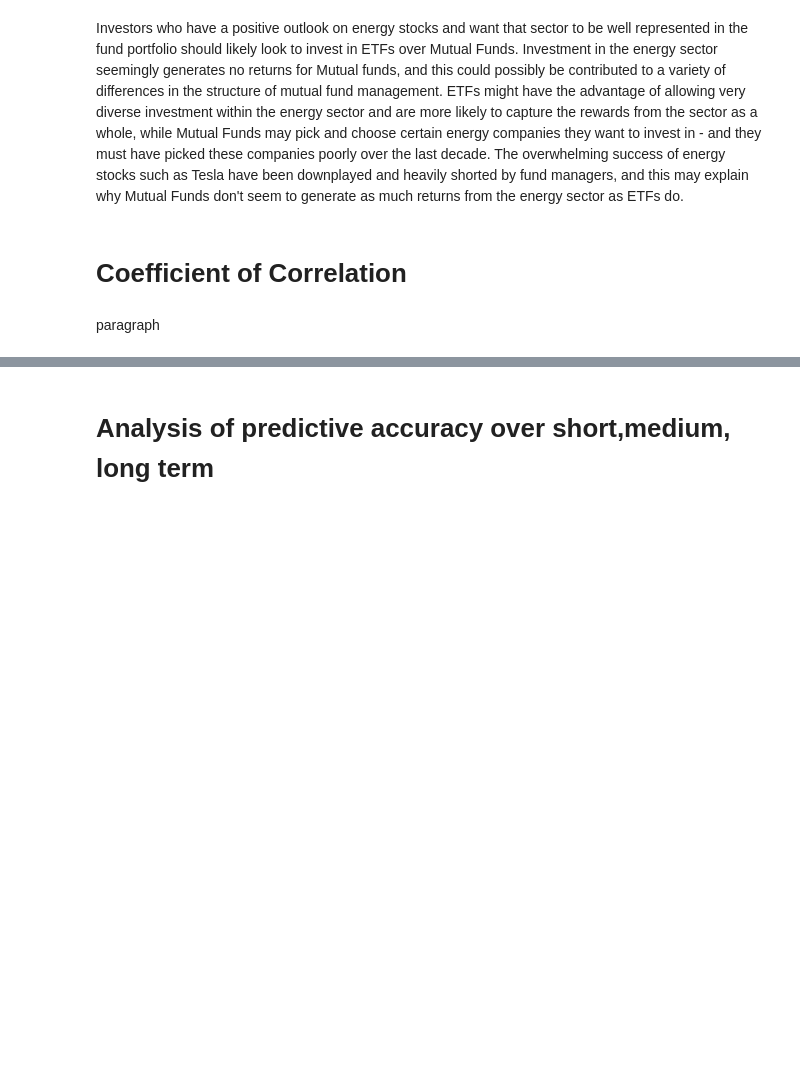
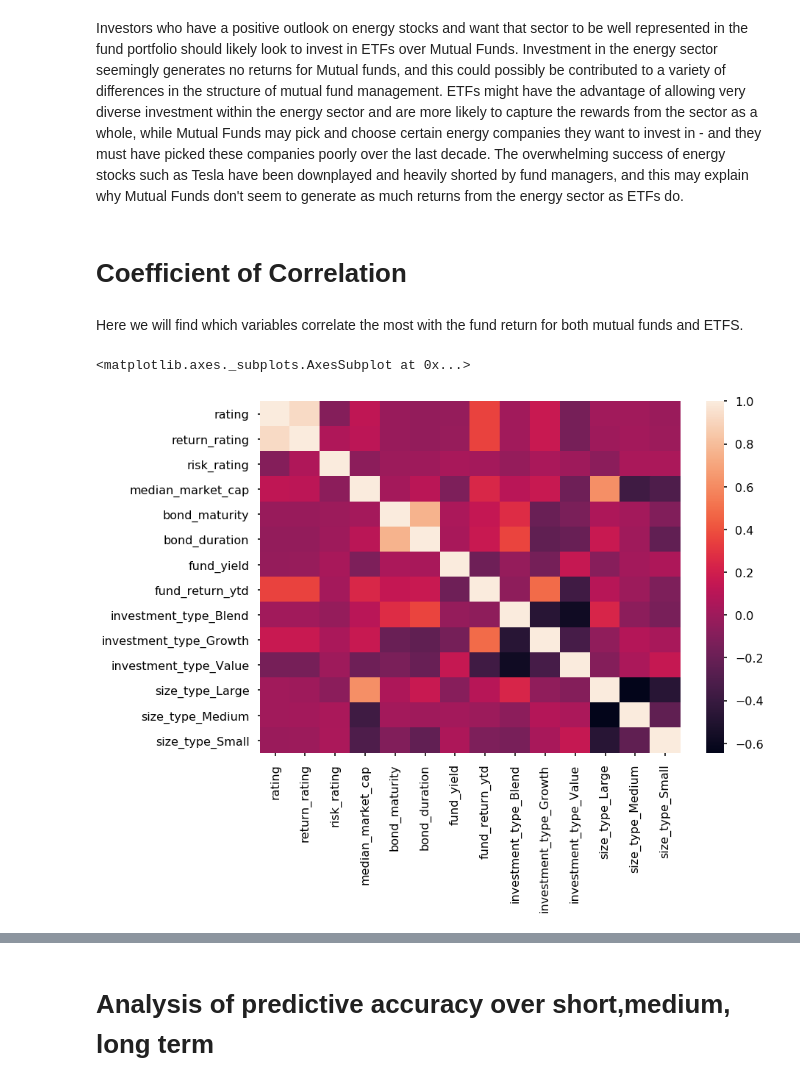
Before and after one commit to ctr48/Info2950FinalProject, a Jupyter notebook: May11finalV.ipynb, the cells around one changed output, grey strips where cells are left out. Saved outputs shown, nothing was run; the diff lists cells and outputs as text; code cells hidden in the pictures; blank space fills up the shorter version.

Commit message:
Add files via upload
It's Emily- here are the updates.

```diff
--- a/May11finalV.ipynb
+++ b/May11finalV.ipynb
@@ -997,5 +997,14 @@ As we can see from the visualization, sector investment generally has a positive
 Investors who have a positive outlook on energy stocks and want that sector to be well represented in the fund portfolio should likely look to invest in ETFs over Mutual Funds. Investment in the energy sector seemingly generates no returns for Mutual funds, and this could possibly be contributed to a variety of differences in the structure of mutual fund management. ETFs might have the advantage of allowing very diverse investment within the energy sector and are more likely to capture the rewards from the sector as a whole, while Mutual Funds may pick and choose certain energy companies they want to invest in - and they must have picked these companies poorly over the last decade. The overwhelming success of energy stocks such as Tesla have been downplayed and heavily shorted by fund managers, and this may explain why Mutual Funds don't seem to generate as much returns from the energy sector as ETFs do.
 # %% [markdown]
 # __Coefficient of Correlation__
-# %% [markdown]
-paragraph
+# %% [markdown]
+Here we will find which variables correlate the most with the fund return for both mutual funds and ETFS.
+# %%
+#Using a heatmap to find the variables most correlated to fund returns for mutual funds
+new_df_mf = df_mf.drop(['fund_symbol', 'fund_extended_name', 'investment_strategy', 'fund_family', 'category'], axis = 1)
+new_df_mf.inception_date = pd.to_datetime(new_df_mf.inception_date)
+new_df_mf = pd.get_dummies(new_df_mf)
+sns.heatmap(new_df_mf.corr())
+# %% [output]
+<matplotlib.axes._subplots.AxesSubplot at 0x...>
+[figure, added]
```
Also changed, not shown: parts of 39 cells of this notebook.
